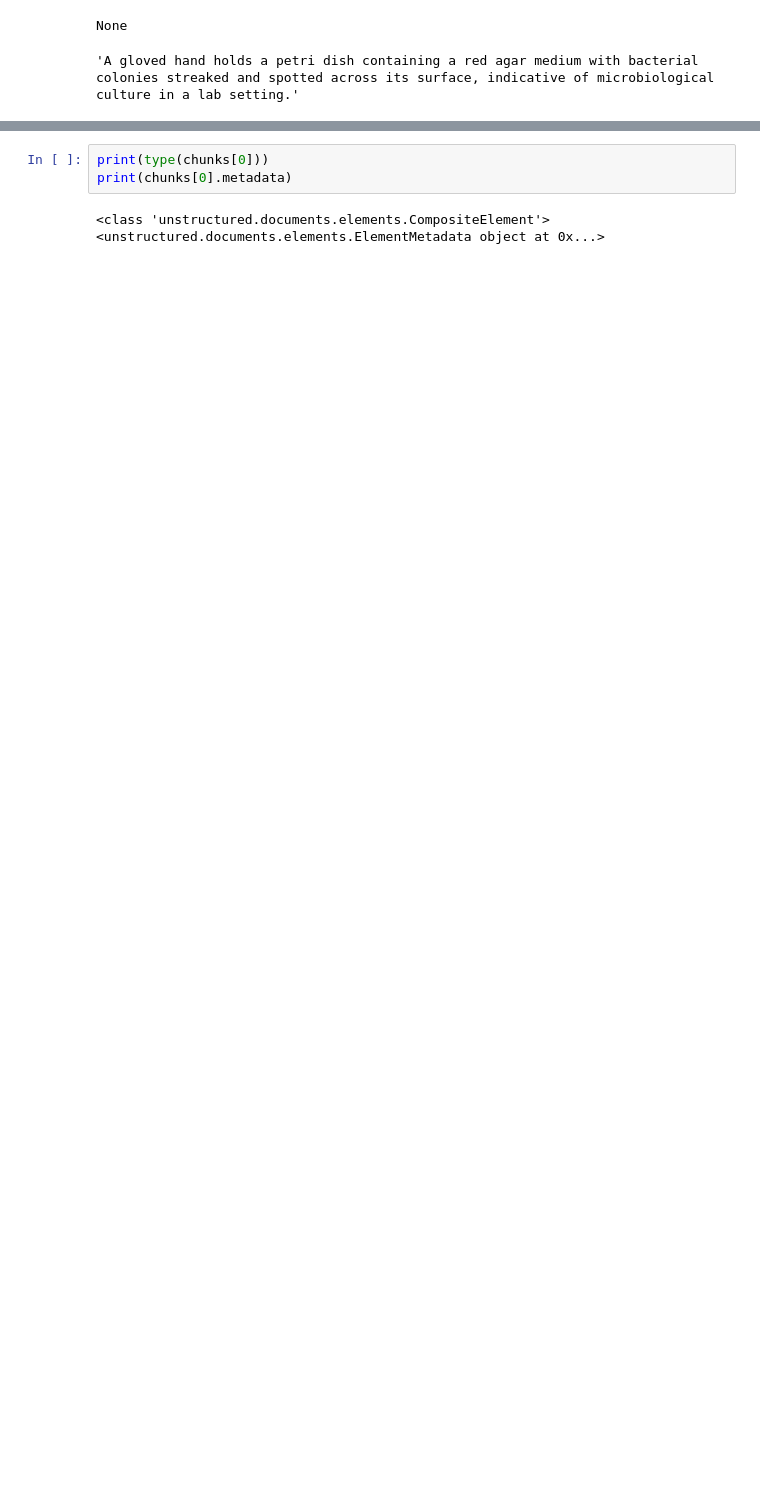
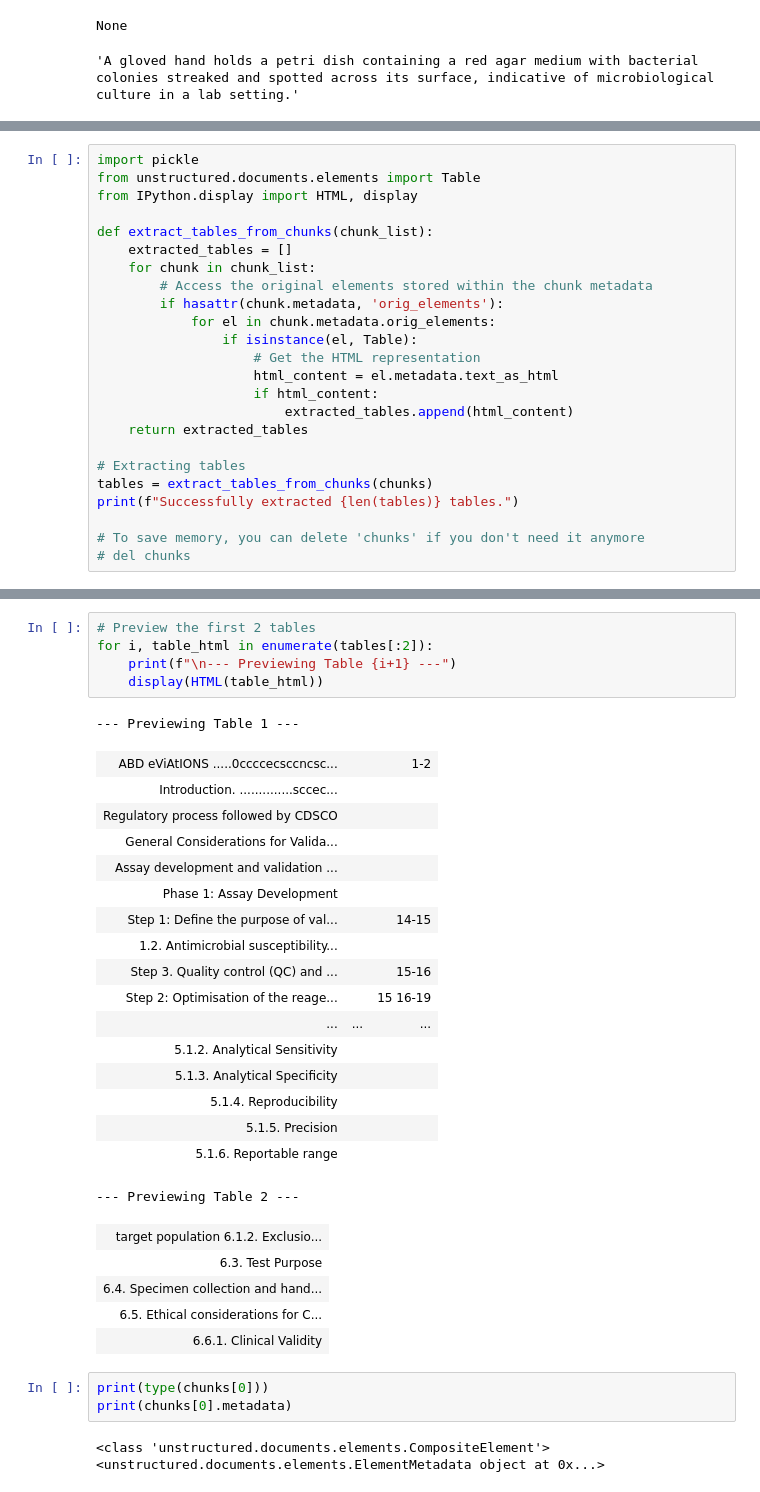
Before and after one commit to devmac-afk/RAG-model, a Jupyter notebook: notebook/embeddings.ipynb, the cells around one changed output, grey strips where cells are left out. Drawn from its saved outputs; the diff is of its cells as text; blank space fills up the shorter version.

```diff
--- a/notebook/embeddings.ipynb
+++ b/notebook/embeddings.ipynb
@@ -242,0 +259,24 @@ with open("D:/Final-Year-Project/data/JSON/chunks.pkl", "rb") as f:
+# %%
+import pickle
+from unstructured.documents.elements import Table
+from IPython.display import HTML, display
+
+def extract_tables_from_chunks(chunk_list):
+    extracted_tables = []
+    for chunk in chunk_list:
+        # Access the original elements stored within the chunk metadata
+        if hasattr(chunk.metadata, 'orig_elements'):
+            for el in chunk.metadata.orig_elements:
+                if isinstance(el, Table):
+                    # Get the HTML representation
+                    html_content = el.metadata.text_as_html
+                    if html_content:
+                        extracted_tables.append(html_content)
+    return extracted_tables
+
+# Extracting tables
+tables = extract_tables_from_chunks(chunks)
+print(f"Successfully extracted {len(tables)} tables.")
+
+# To save memory, you can delete 'chunks' if you don't need it anymore
+# del chunks
@@ -243,3 +285,32 @@ with open("D:/Final-Year-Project/data/JSON/chunks.pkl", "rb") as f:
+# %%
+# Preview the first 2 tables
+for i, table_html in enumerate(tables[:2]):
+    print(f"\n--- Previewing Table {i+1} ---")
+    display(HTML(table_html))
+# %% [output]
+--- Previewing Table 1 ---
+| ABD eViAtIONS .....0ccccecsccncsc... |  | 1-2 |
+| Introduction. ..............sccec... |  |  |
+| Regulatory process followed by CDSCO |  |  |
+| General Considerations for Valida... |  |  |
+| Assay development and validation ... |  |  |
+| Phase 1: Assay Development |  |  |
+| Step 1: Define the purpose of val... |  | 14-15 |
+| 1.2. Antimicrobial susceptibility... |  |  |
+| Step 3. Quality control (QC) and ... |  | 15-16 |
+| Step 2: Optimisation of the reage... |  | 15 16-19 |
+| ... | ... | ... |
+| 5.1.2. Analytical Sensitivity |  |  |
+| 5.1.3. Analytical Specificity |  |  |
+| 5.1.4. Reproducibility |  |  |
+| 5.1.5. Precision |  |  |
+| 5.1.6. Reportable range |  |  |
+--- Previewing Table 2 ---
+| target population 6.1.2. Exclusio... |
+| 6.3. Test Purpose |
+| 6.4. Specimen collection and hand... |
+| 6.5. Ethical considerations for C... |
+| 6.6.1. Clinical Validity |
 # %%
 print(type(chunks[0]))
 print(chunks[0].metadata)
```
Also changed, not shown: parts of 24 cells of this notebook.
